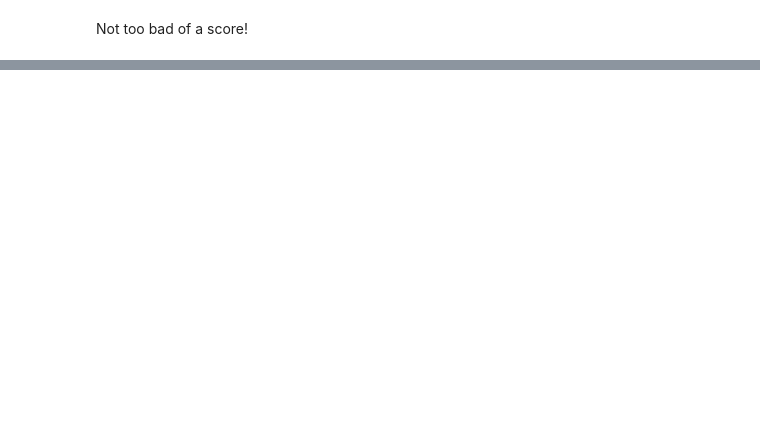
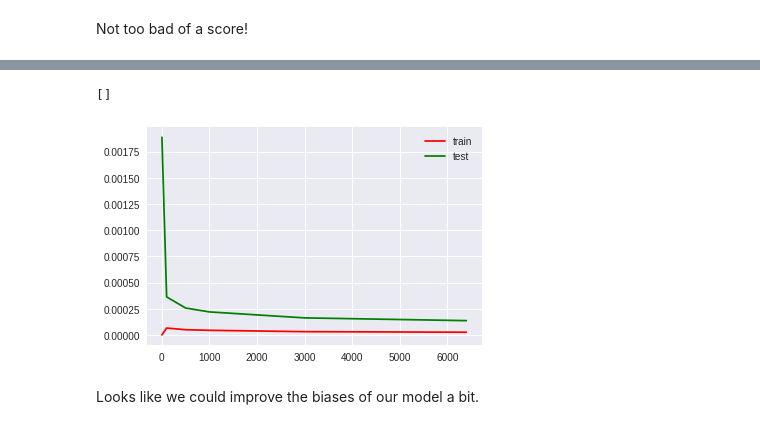
Before and after one commit to jweir136/electrical_grid_stability, a Jupyter notebook: electrical_grid_stability.ipynb, the cells around one changed output, grey strips where cells are left out. Saved outputs shown, nothing was run; the diff lists cells and outputs as text; code cells hidden in the pictures; blank space fills up the shorter version.

```diff
--- a/electrical_grid_stability.ipynb
+++ b/electrical_grid_stability.ipynb
@@ -178,0 +329,24 @@ Not too bad of a score!
+# %%
+train_size, train_score, test_score = learning_curve(
+  estimator=RandomForestRegressor(),
+  X=trainX,
+  y=trainY,
+  train_sizes=train_sizes,
+  cv=5,
+  scoring='neg_mean_squared_error'
+)
+
+mean_train = -train_score.mean(axis=1)
+mean_test = -test_score.mean(axis=1)
+# %%
+plt.plot(train_size, mean_train, 'r-', label='train')
+plt.plot(train_size, mean_test, 'g-', label='test')
+
+plt.legend()
+
+plt.plot()
+# %% [output]
+[]
+[figure, added]
+# %% [markdown]
+Looks like we could improve the biases of our model a bit.
```
Also changed, not shown: parts of 20 cells of this notebook.
